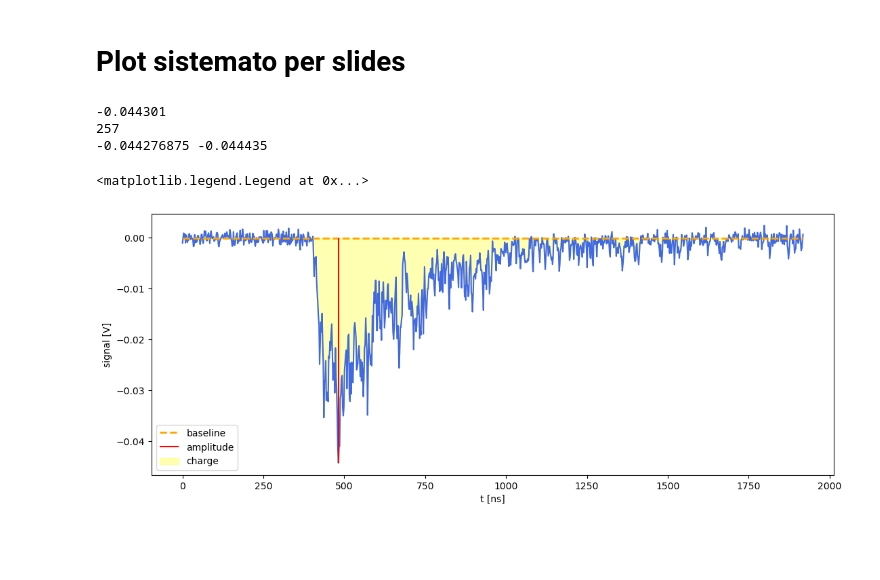
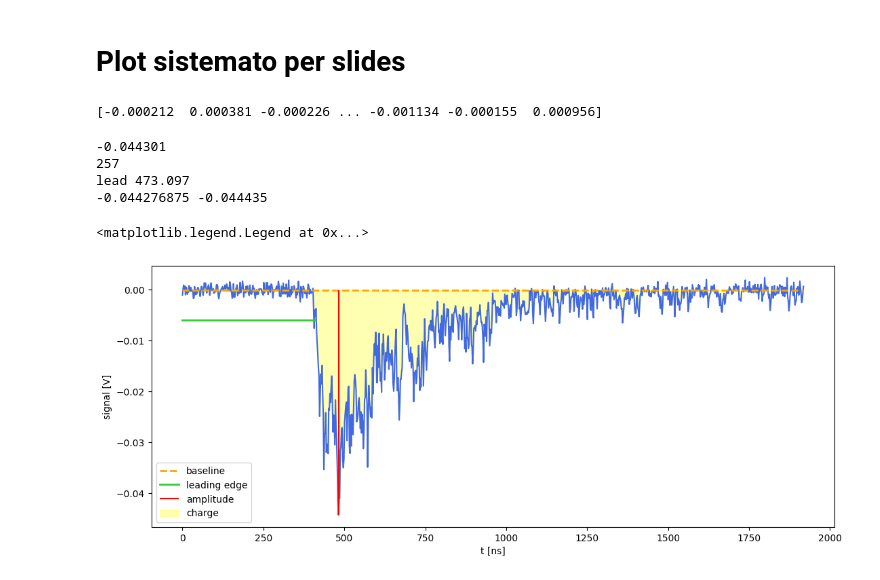
Before and after one commit to 0-DvD-0/Sfera, a Jupyter notebook: Jupyter/Analysis/analisi_marti_fit.ipynb, the cells around one changed output. Saved outputs shown, nothing was run; the diff lists cells and outputs as text; code cells hidden in the pictures; blank space fills up the shorter version.

```diff
--- a/Jupyter/Analysis/analisi_marti_fit.ipynb
+++ b/Jupyter/Analysis/analisi_marti_fit.ipynb
@@ -22,6 +24,7 @@ class Run():
          self.baselines=np.array(self.branches['base']).ravel()
          self.charges=np.array(self.branches['charge']).ravel()
          self.amplitudes=np.array(self.branches['amp']).ravel()
+         self.lead_edge=np.array(self.branches['letime']).ravel()
 
 
 
@@ -58,5 +68,5 @@ def plot_hist(array, bins='Gaussian'):
 # %%
-data=Run("../Dati/Run_ch0_Data_3_14_2024_Ascii.root", 0, 1800, -0.01)
+data=Run("../../Dati/trash/Pi_Day/Run_ch0_Data_3_14_2024_Ascii.root", 0, 1800, -0.01)
 baseline_meas=data.baseline_measurement()
 charge_meas=data.charge_measurement()
 amplitude_meas=data.amplitudes
@@ -135,27 +145,37 @@ Both actual and predicted relative reductions in the sum of squares
 [figure]
 # %% [markdown]
 # Plot sistemato per slides
+# %%
+print(data.waveforms[int(lead_ed)])
+# %% [output]
+[-0.000212  0.000381 -0.000226 ... -0.001134 -0.000155  0.000956]
 # %%
 plt.figure(figsize=(13,5))
+x=np.arange(1024)
+sample=20
 plt.plot(x*1.875, data.waveforms[sample], '-', color = 'royalblue')
 #baseline plot
 plt.plot(x*1.875, np.mean(data.waveforms[sample][:16])+ 0*x, '--',linewidth=2, color='orange', label='baseline')
 print(np.min(data.waveforms[sample]))
 print(np.argmin(data.waveforms[sample]))
+lead_ed=data.lead_edge[sample]
+print("lead",lead_ed)
+plt.plot([0, 410],  [data.waveforms[sample][int(lead_ed)],data.waveforms[sample][int(lead_ed)]], color='limegreen', linewidth=2, label='leading edge' )
 plt.vlines(x=1.875*np.argmin(data.waveforms[sample]), ymin=np.min(data.waveforms[sample]), ymax=np.mean(data.waveforms[sample][:16]), linestyle='-', linewidth=1.5, color='red', label='amplitude')
 #plt.arrow(1.875*np.argmin(data.waveforms[sample]), 0, 0, amplitude_meas[sample], head_width=25, head_length=0.001, color='red', label='amplitude', length_includes_head=True)
 #plt.arrow(amplitude_meas[sample], 0, 0, 1.875*np.argmin(data.waveforms[sample]), head_width=25, head_length=0.001, color='limegreen', label='amplitude', length_includes_head=True)
 print(np.min(data.waveforms[sample])-np.mean(data.waveforms[sample][:16]), amplitude_meas[sample])
 #integral limits
 lim_sx=int((0.25/16)*np.size(data.waveforms[sample]))
 lim_dx=int((15.5/16)*np.size(data.waveforms[sample]))
 plt.fill_between((x*1.875)[lim_sx:lim_dx], data.waveforms[sample][lim_sx:lim_dx], color='yellow', alpha=0.3, label='charge')
 plt.xlabel('t [ns]')
 plt.ylabel('signal [V]')
 plt.legend()
 # %% [output]
 -0.044301
 257
+lead 473.097
 -0.044276875 -0.044435
 <matplotlib.legend.Legend at 0x...>
-[figure, old version]
+[figure, new version]
```
Also changed, not shown: parts of 3 cells of this notebook, 1 other file.
